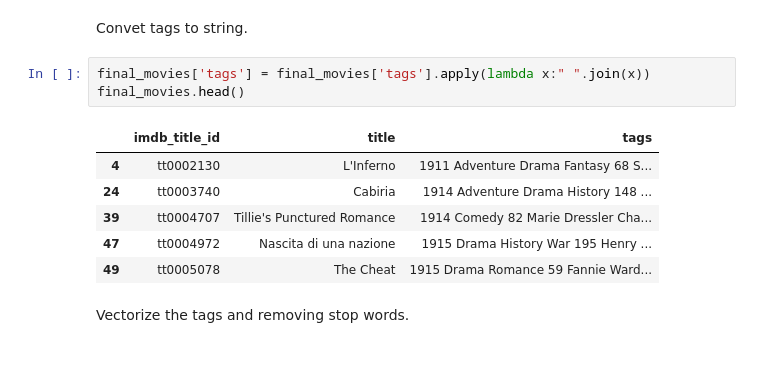
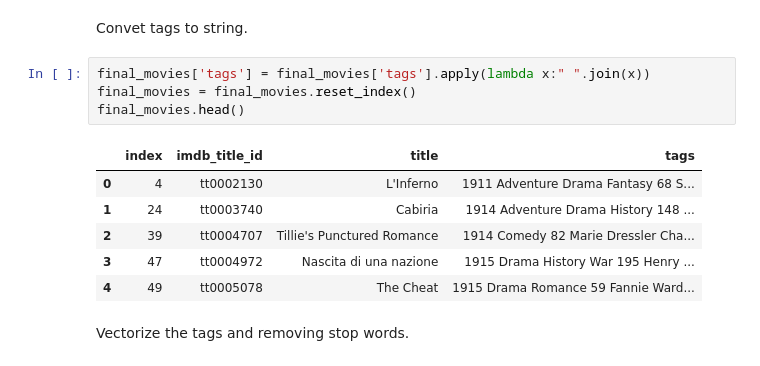
Before and after one commit to whatiskeptiname/movie_mixer, a Jupyter notebook: tags_based_rs.ipynb, the cells around one changed output. Cells and saved outputs as stored; diff of their text form.

```diff
--- a/tags_based_rs.ipynb
+++ b/tags_based_rs.ipynb
@@ -107,14 +107,15 @@ final_movies.head()
 Convet tags to string.
 # %%
 final_movies['tags'] = final_movies['tags'].apply(lambda x:" ".join(x))
+final_movies = final_movies.reset_index()
 final_movies.head()
 # %% [output]
-|  | imdb_title_id | title | tags |
-| 4 | tt0002130 | L'Inferno | 1911 Adventure Drama Fantasy 68 S... |
-| 24 | tt0003740 | Cabiria | 1914 Adventure Drama History 148 ... |
-| 39 | tt0004707 | Tillie's Punctured Romance | 1914 Comedy 82 Marie Dressler Cha... |
-| 47 | tt0004972 | Nascita di una nazione | 1915 Drama History War 195 Henry ... |
-| 49 | tt0005078 | The Cheat | 1915 Drama Romance 59 Fannie Ward... |
+|  | index | imdb_title_id | title | tags |
+| 0 | 4 | tt0002130 | L'Inferno | 1911 Adventure Drama Fantasy 68 S... |
+| 1 | 24 | tt0003740 | Cabiria | 1914 Adventure Drama History 148 ... |
+| 2 | 39 | tt0004707 | Tillie's Punctured Romance | 1914 Comedy 82 Marie Dressler Cha... |
+| 3 | 47 | tt0004972 | Nascita di una nazione | 1915 Drama History War 195 Henry ... |
+| 4 | 49 | tt0005078 | The Cheat | 1915 Drama Romance 59 Fannie Ward... |
 # %% [markdown]
 Vectorize the tags and removing stop words.
 # %%
```
Also changed, not shown: parts of 2 cells of this notebook, 3 other files.
